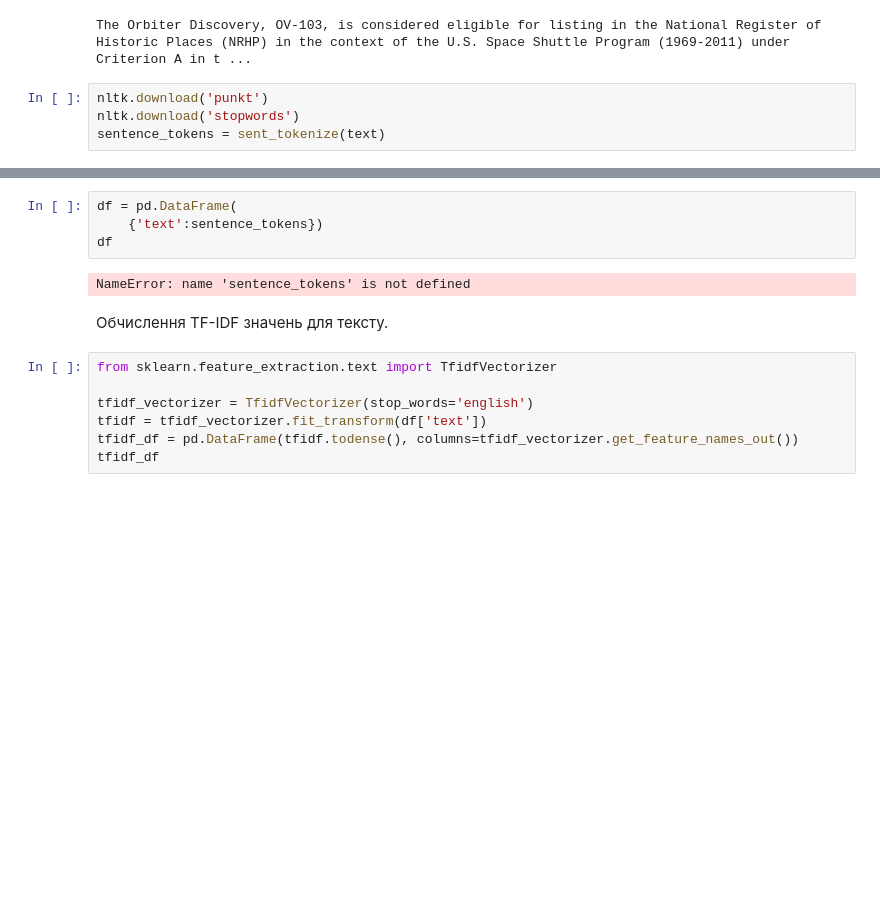
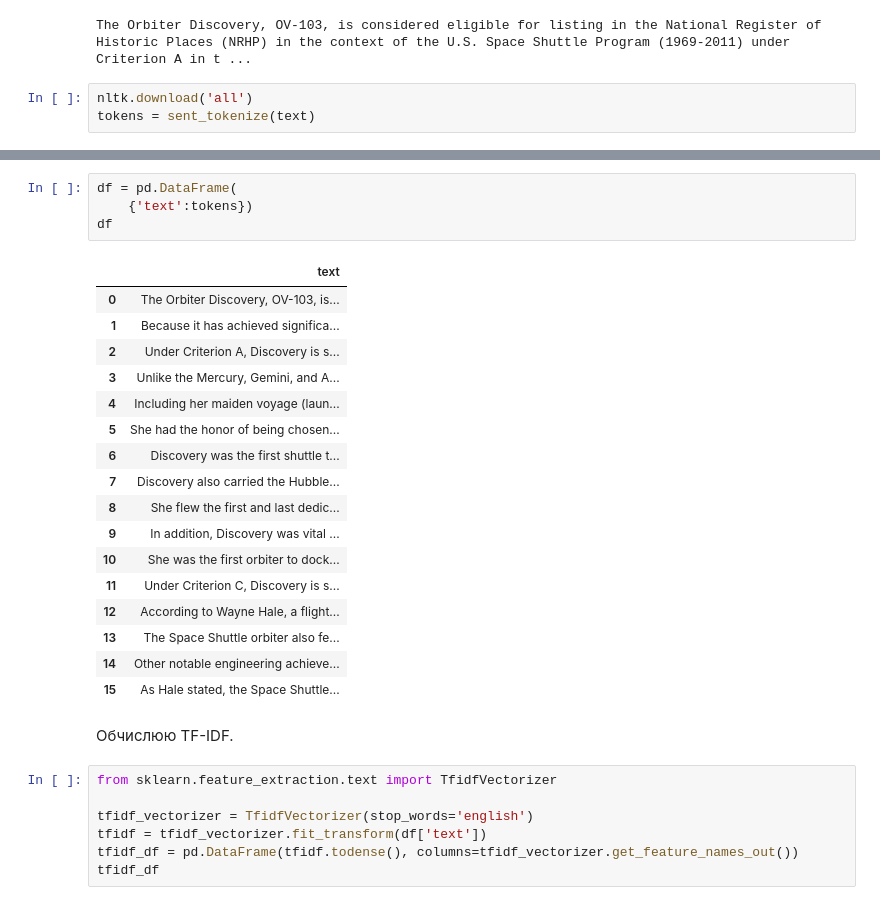
Before and after one commit to sbdiv/dz_data_12, a Jupyter notebook: HW12.ipynb, the cells around one changed output, grey strips where cells are left out. Saved outputs shown, nothing was run; the diff lists cells and outputs as text; blank space fills up the shorter version.

```diff
--- a/HW12.ipynb
+++ b/HW12.ipynb
@@ -23,7 +18,6 @@ with open('file.txt', 'r', encoding='utf-8') as file:
 # %% [output]
 The Orbiter Discovery, OV-103, is considered eligible for listing in the National Register of Historic Places (NRHP) in the context of the U.S. Space Shuttle Program (1969-2011) under Criterion A in t ...
 # %%
-nltk.download('punkt')
-nltk.download('stopwords')
-sentence_tokens = sent_tokenize(text)
+nltk.download('all')
+tokens = sent_tokenize(text)
 # %% [output]
@@ -47,11 +60,27 @@ LookupError:
 # %%
 df = pd.DataFrame(
-    {'text':sentence_tokens})
+    {'text':tokens})
 df
 # %% [output]
-NameError: name 'sentence_tokens' is not defined
+|  | text |
+| 0 | The Orbiter Discovery, OV-103, is... |
+| 1 | Because it has achieved significa... |
+| 2 | Under Criterion A, Discovery is s... |
+| 3 | Unlike the Mercury, Gemini, and A... |
+| 4 | Including her maiden voyage (laun... |
+| 5 | She had the honor of being chosen... |
+| 6 | Discovery was the first shuttle t... |
+| 7 | Discovery also carried the Hubble... |
+| 8 | She flew the first and last dedic... |
+| 9 | In addition, Discovery was vital ... |
+| 10 | She was the first orbiter to dock... |
+| 11 | Under Criterion C, Discovery is s... |
+| 12 | According to Wayne Hale, a flight... |
+| 13 | The Space Shuttle orbiter also fe... |
+| 14 | Other notable engineering achieve... |
+| 15 | As Hale stated, the Space Shuttle... |
-# %% [markdown]
-Обчислення TF-IDF  значень для тексту.
+# %% [markdown]
+Обчислюю TF-IDF.
 # %%
 from sklearn.feature_extraction.text import TfidfVectorizer
 
```
Also changed, not shown: parts of 22 cells of this notebook.
